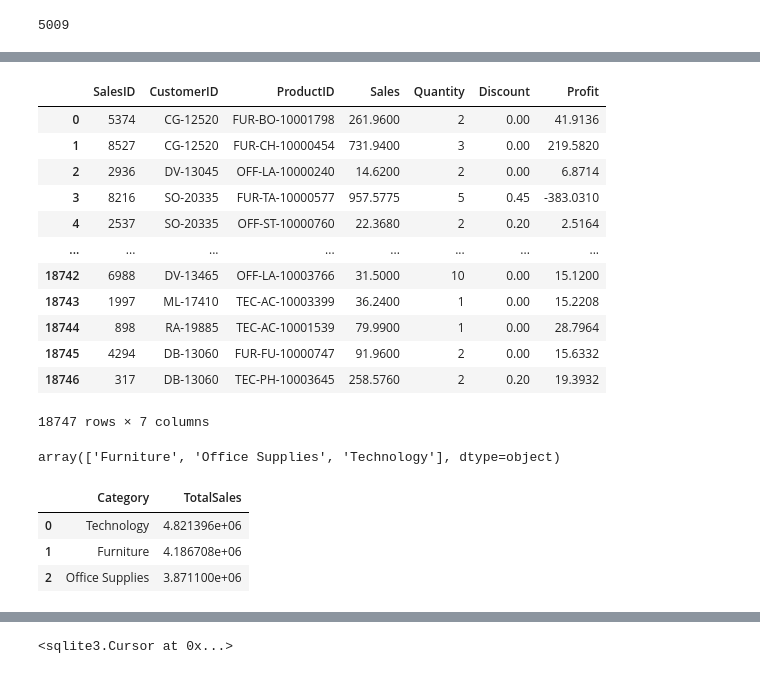
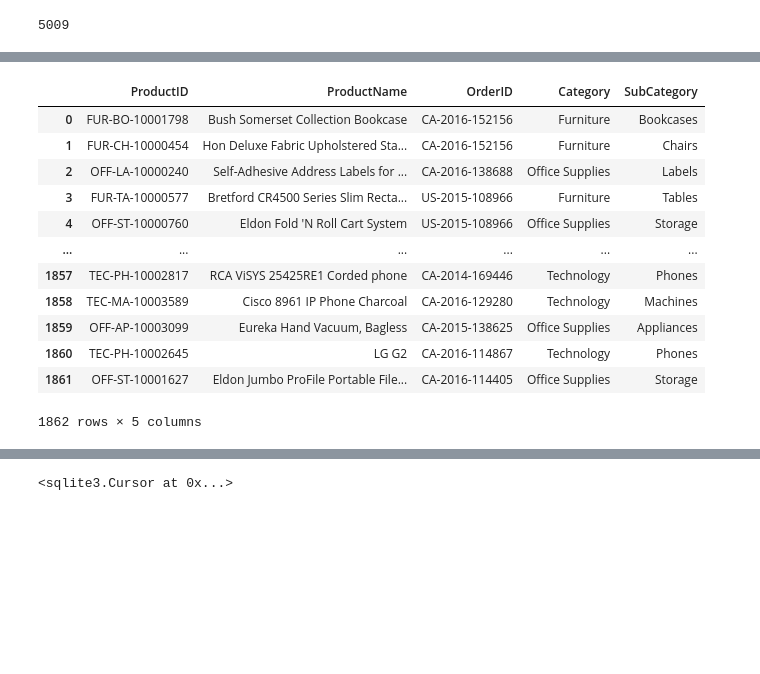
Before and after one commit to annaszcz/Project-5, a Jupyter notebook: project5.ipynb, the cells around one changed output, grey strips where cells are left out. Drawn from its saved outputs; the diff is of its cells as text; code cells hidden in the pictures; blank space fills up the shorter version.

```diff
--- a/project5.ipynb
+++ b/project5.ipynb
@@ -235,31 +248,16 @@ connector = sqlite3.connect('superstore_database.db')
 # %%
-pd.read_sql("select * from sales", connector)
+pd.read_sql("select * from products", connector)
 # %% [output]
-|  | SalesID | CustomerID | ProductID | Sales | Quantity | Discount | Profit |
-| 0 | 5374 | CG-12520 | FUR-BO-10001798 | 261.9600 | 2 | 0.00 | 41.9136 |
-| 1 | 8527 | CG-12520 | FUR-CH-10000454 | 731.9400 | 3 | 0.00 | 219.5820 |
-| 2 | 2936 | DV-13045 | OFF-LA-10000240 | 14.6200 | 2 | 0.00 | 6.8714 |
-| 3 | 8216 | SO-20335 | FUR-TA-10000577 | 957.5775 | 5 | 0.45 | -383.0310 |
-| 4 | 2537 | SO-20335 | OFF-ST-10000760 | 22.3680 | 2 | 0.20 | 2.5164 |
-| ... | ... | ... | ... | ... | ... | ... | ... |
-| 18742 | 6988 | DV-13465 | OFF-LA-10003766 | 31.5000 | 10 | 0.00 | 15.1200 |
-| 18743 | 1997 | ML-17410 | TEC-AC-10003399 | 36.2400 | 1 | 0.00 | 15.2208 |
-| 18744 | 898 | RA-19885 | TEC-AC-10001539 | 79.9900 | 1 | 0.00 | 28.7964 |
-| 18745 | 4294 | DB-13060 | FUR-FU-10000747 | 91.9600 | 2 | 0.00 | 15.6332 |
-| 18746 | 317 | DB-13060 | TEC-PH-10003645 | 258.5760 | 2 | 0.20 | 19.3932 |
+|  | ProductID | ProductName | OrderID | Category | SubCategory |
+| 0 | FUR-BO-10001798 | Bush Somerset Collection Bookcase | CA-2016-152156 | Furniture | Bookcases |
+| 1 | FUR-CH-10000454 | Hon Deluxe Fabric Upholstered Sta... | CA-2016-152156 | Furniture | Chairs |
+| 2 | OFF-LA-10000240 | Self-Adhesive Address Labels for ... | CA-2016-138688 | Office Supplies | Labels |
+| 3 | FUR-TA-10000577 | Bretford CR4500 Series Slim Recta... | US-2015-108966 | Furniture | Tables |
+| 4 | OFF-ST-10000760 | Eldon Fold 'N Roll Cart System | US-2015-108966 | Office Supplies | Storage |
+| ... | ... | ... | ... | ... | ... |
+| 1857 | TEC-PH-10002817 | RCA ViSYS 25425RE1 Corded phone | CA-2014-169446 | Technology | Phones |
+| 1858 | TEC-MA-10003589 | Cisco 8961 IP Phone Charcoal | CA-2016-129280 | Technology | Machines |
+| 1859 | OFF-AP-10003099 | Eureka Hand Vacuum, Bagless | CA-2015-138625 | Office Supplies | Appliances |
+| 1860 | TEC-PH-10002645 | LG G2 | CA-2016-114867 | Technology | Phones |
+| 1861 | OFF-ST-10001627 | Eldon Jumbo ProFile Portable File... | CA-2016-114405 | Office Supplies | Storage |
-18747 rows × 7 columns
+1862 rows × 5 columns
-# %%
-products['Category'].unique()
-# %% [output]
-array(['Furniture', 'Office Supplies', 'Technology'], dtype=object)
-# %%
-# What is the category generating the maximum sales revenue?
-# What about the profit in this category?
-# Are they making a loss in any categories?
-products['Category'].unique()
-pd.read_sql("SELECT category, sum(s.sales) as TotalSales FROM sales s JOIN products p ON p.ProductID=s.ProductID group by category order by sales desc", connector)
-# %% [output]
-|  | Category | TotalSales |
-| 0 | Technology | 4.821396e+06 |
-| 1 | Furniture | 4.186708e+06 |
-| 2 | Office Supplies | 3.871100e+06 |
```
Also changed, not shown: parts of 30 cells of this notebook, 1 other file.
